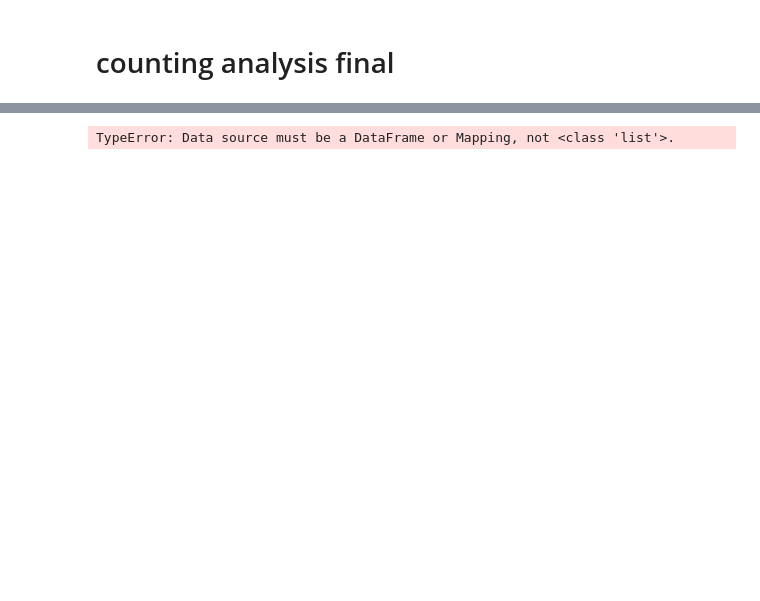
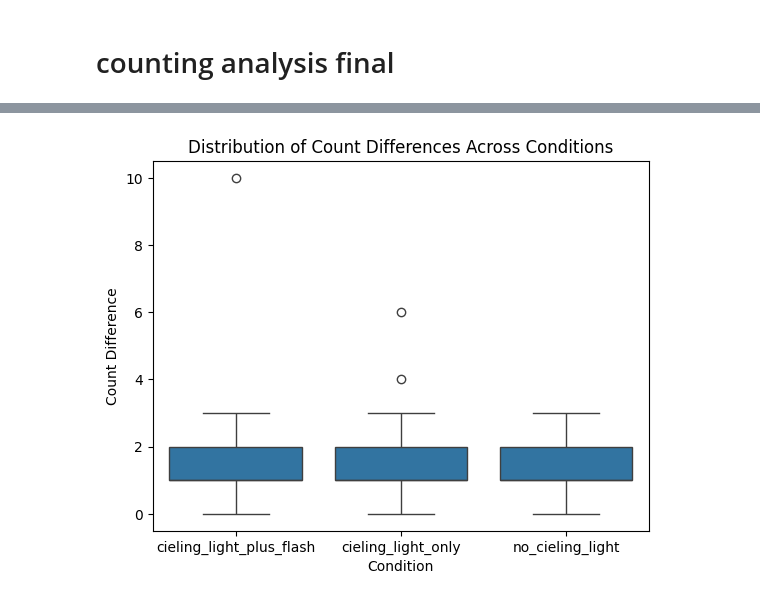
Before and after one commit to gbo999/Computer-Vision-for-Aquaculture-Monitoring-Robot, a Jupyter notebook: fifty_one/counting.ipynb, the cells around one changed output, grey strips where cells are left out. Saved outputs shown, nothing was run; the diff lists cells and outputs as text; code cells hidden in the pictures; blank space fills up the shorter version.

```diff
--- a/fifty_one/counting.ipynb
+++ b/fifty_one/counting.ipynb
@@ -345,7 +352,7 @@ except Exception as e:
     for sample in dataset:
         if hasattr(sample, 'eval_fp'):
             fp_count = sample.eval_fp
-            if fp_count == 1:
+            if fp_count >= 5:
                 print(f"Filename: {sample.filepath}, False Positives: {fp_count}")
 # %% [output]
 An error occurred: PlanExecutor error during aggregation :: caused by :: The argument to $size must be an array, but was of type: int, full error: {'ok': 0.0, 'errmsg': 'PlanExecutor error during aggr ...
@@ -466,18 +457,23 @@ AttributeError: 'DetectionResults' object has no attribute 'plot_pr_curves'
 # %%
 import seaborn as sns
-
+import pandas as pd
 count_diffs = []
 
 for condition in conditions:
     view = dataset.match_tags(condition)
     for sample in view:
         pred_count = len(sample.predictions.detections)
         gt_count = len(sample.ground_truth.detections)
-        count_diffs.append({"Condition": condition, "Count Difference": pred_count - gt_count})
 
-sns.boxplot(x="Condition", y="Count Difference", data=count_diffs)
+
+        count_diffs.append({"Condition": condition, "Count Difference":abs( pred_count - gt_count)})
+
+df = pd.DataFrame(count_diffs)
+
+# Create a box plot using Seaborn
+sns.boxplot(x="Condition", y="Count Difference", data=df)
 plt.title("Distribution of Count Differences Across Conditions")
 plt.show()
 # %% [output]
-TypeError: Data source must be a DataFrame or Mapping, not <class 'list'>.
+[figure, added]
 # %%
```
Also changed, not shown: parts of 36 cells of this notebook, 5 other files.
